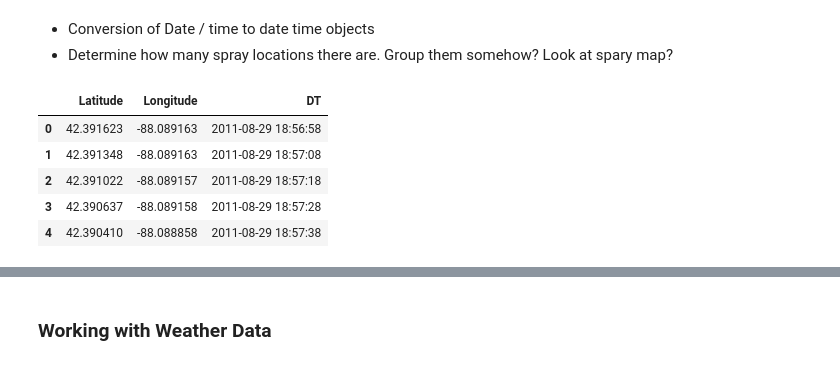
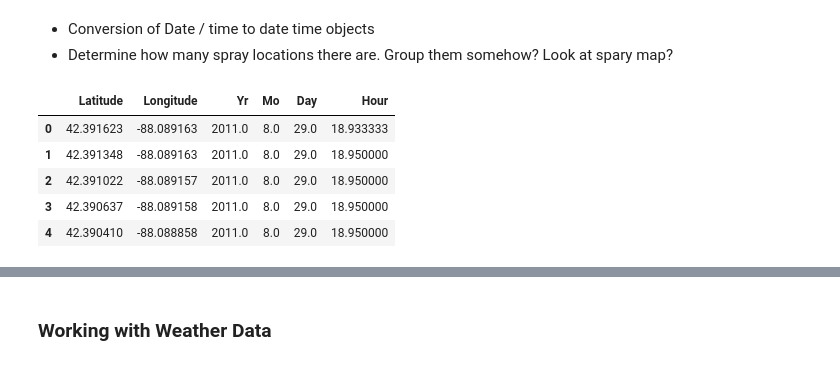
Before and after one commit to wipegup/WNVKaggle, a Jupyter notebook: Starter Code.ipynb, the cells around one changed output, grey strips where cells are left out. Cells and saved outputs as stored; diff of their text form; code cells hidden in the pictures.

```diff
--- a/Starter Code.ipynb
+++ b/Starter Code.ipynb
@@ -119,13 +94,20 @@ Name: Latitude, dtype: int64
 # %%
 spray = pd.read_csv('./input/spray.csv')
 spray['DT'] = spray['Date']+' '+ spray['Time']
 spray['DT'] = pd.to_datetime(spray['DT'])
-spray = spray.drop(['Date','Time'], axis = 'columns')
+
+spray['Yr'] = [t.year for t in spray['DT']]
+spray['Mo'] = [t.month for t in spray['DT']]
+spray['Day'] = [t.day for t in spray['DT']]
+spray['Hour'] =[t.hour + (t.minute/60) for t in spray['DT']]
+
+spray = spray.drop(['Date','Time', 'DT'], axis = 'columns')
+
 spray.head()
 # %% [output]
-|  | Latitude | Longitude | DT |
-| 0 | 42.391623 | -88.089163 | 2011-08-29 18:56:58 |
-| 1 | 42.391348 | -88.089163 | 2011-08-29 18:57:08 |
-| 2 | 42.391022 | -88.089157 | 2011-08-29 18:57:18 |
-| 3 | 42.390637 | -88.089158 | 2011-08-29 18:57:28 |
-| 4 | 42.390410 | -88.088858 | 2011-08-29 18:57:38 |
+|  | Latitude | Longitude | Yr | Mo | Day | Hour |
+| 0 | 42.391623 | -88.089163 | 2011.0 | 8.0 | 29.0 | 18.933333 |
+| 1 | 42.391348 | -88.089163 | 2011.0 | 8.0 | 29.0 | 18.950000 |
+| 2 | 42.391022 | -88.089157 | 2011.0 | 8.0 | 29.0 | 18.950000 |
+| 3 | 42.390637 | -88.089158 | 2011.0 | 8.0 | 29.0 | 18.950000 |
+| 4 | 42.390410 | -88.088858 | 2011.0 | 8.0 | 29.0 | 18.950000 |
```
Also changed, not shown: parts of 12 cells of this notebook, 1 other file.
